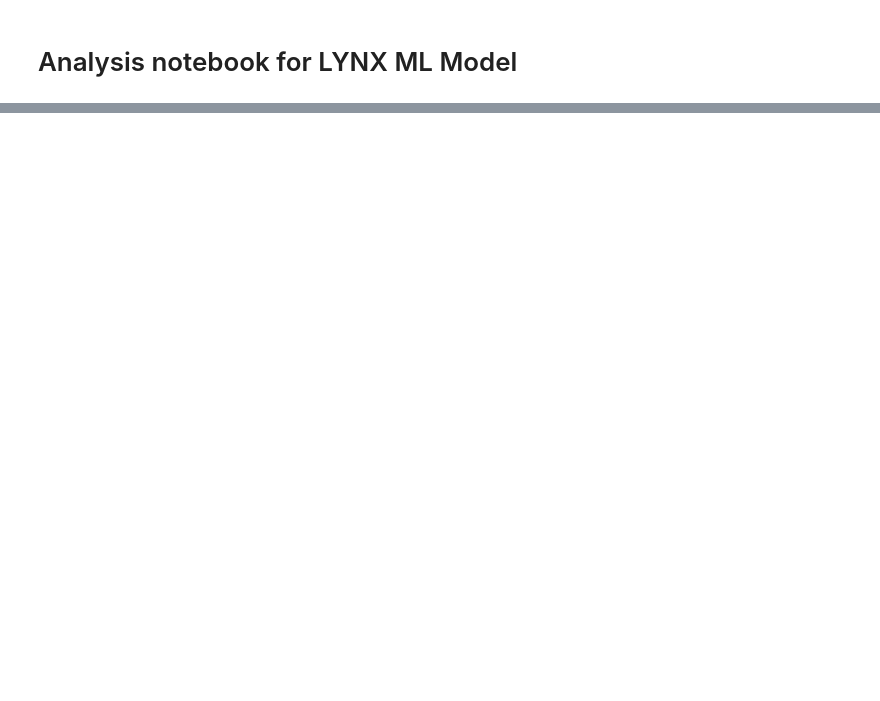
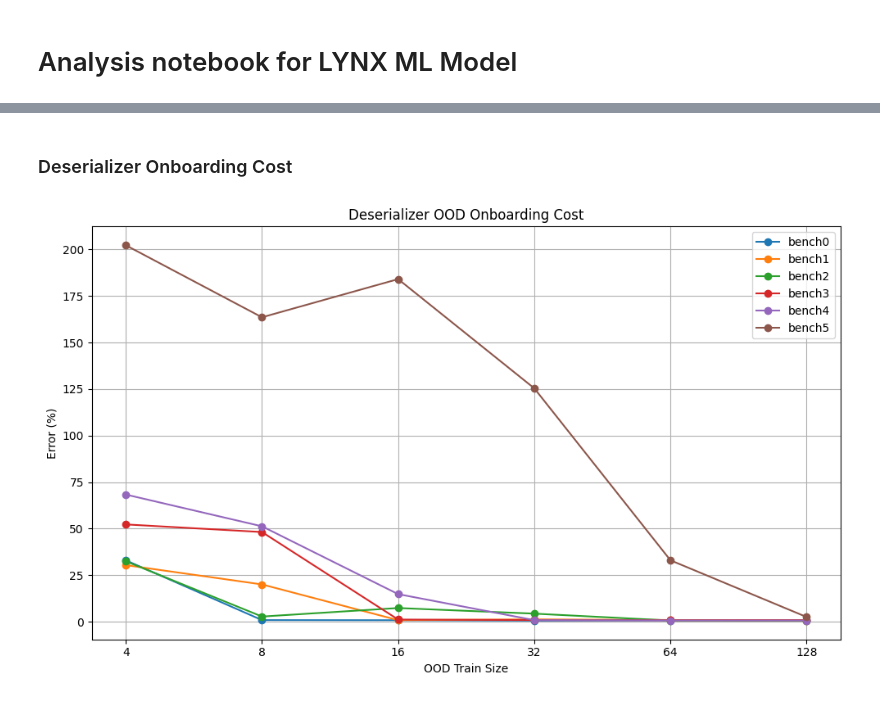
Before and after one commit to ronitnag04/lynx, a Jupyter notebook: ml_model/analysis.ipynb, the cells around one changed output, grey strips where cells are left out. Cells and saved outputs as stored; diff of their text form; code cells hidden in the pictures; blank space fills up the shorter version.

Commit message:
Added onboarding cost analysis

```diff
--- a/ml_model/analysis.ipynb
+++ b/ml_model/analysis.ipynb
@@ -65,0 +132,2 @@ combined_df.to_csv('sim_results/combined_results.csv', index=False)
+# %% [markdown]
+### Deserializer Onboarding Cost
@@ -65,0 +155,29 @@ combined_df.to_csv('sim_results/combined_results.csv', index=False)
+# %%
+fig, ax = plt.subplots(figsize=(10, 6))
+
+# Include all benchmarks, including bench5
+filtered_benchmarks = deserializer_onboarding_cost
+
+# Filter out train_size=0 from all curve points and xticks
+all_xs = sorted({x for benchmark, errors in filtered_benchmarks.items() for x in errors.keys() if x != 0})
+x_positions = np.arange(len(all_xs))
+x_lookup = {x: i for i, x in enumerate(all_xs)}
+
+for benchmark, errors in filtered_benchmarks.items():
+    xs = sorted([x for x in errors.keys() if x != 0])
+    ys = [errors[x] for x in xs]
+    positions = [x_lookup[x] for x in xs]
+    ax.plot(positions, ys, marker='o', label=benchmark)
+
+# ax.set_yscale('log')
+ax.set_xticks(x_positions)
+ax.set_xticklabels(all_xs)
+ax.set_xlabel("OOD Train Size")
+ax.set_ylabel("Error (%)")
+ax.set_title("Deserializer OOD Onboarding Cost")
+ax.legend()
+ax.grid(True)
+plt.tight_layout()
+plt.savefig("sweep_results/ood_bench_onboarding_des/onboarding_cost_with_bench5.png", bbox_inches='tight')
+# %% [output]
+[figure, added]
```
Also changed, not shown: parts of 23 cells of this notebook.
